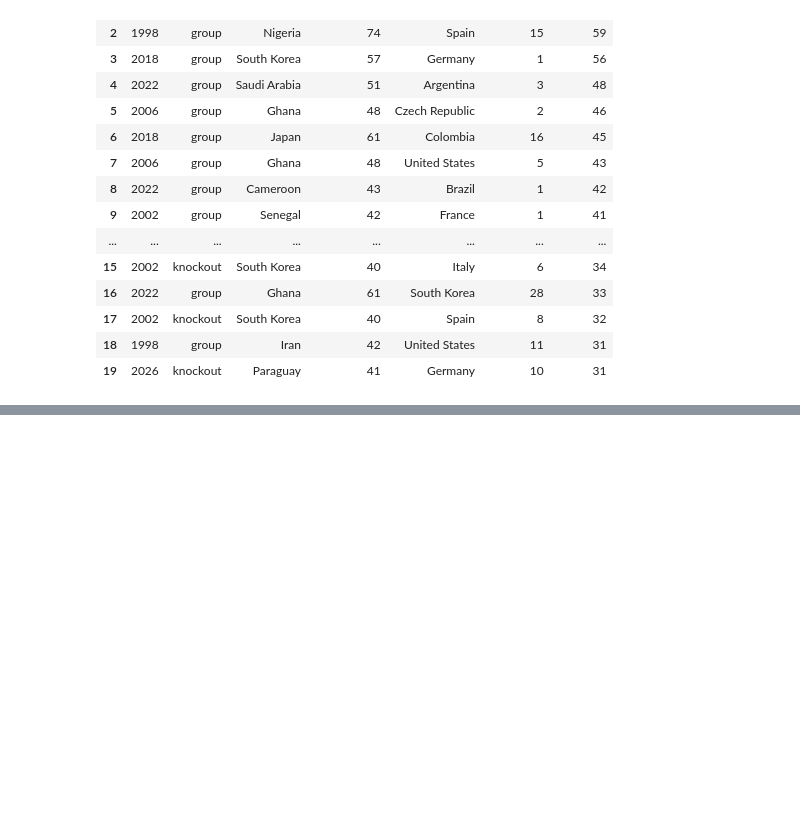
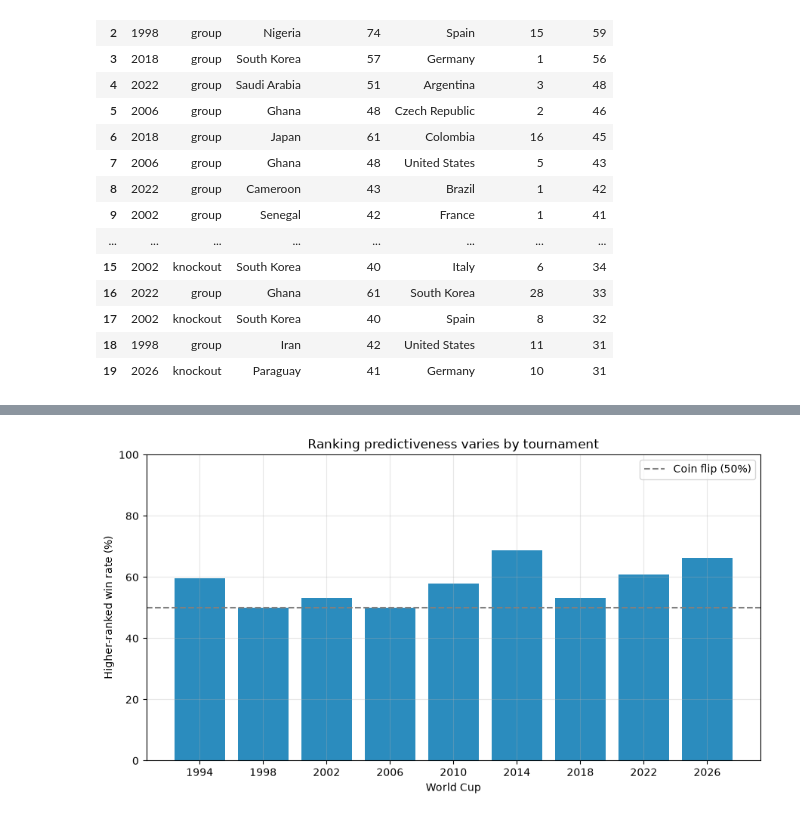
Before and after one commit to bniroula/fifa-analysis, a Jupyter notebook: notebooks/cleanup.ipynb, the cells around one changed output, grey strips where cells are left out. Drawn from its saved outputs; the diff is of its cells as text; code cells hidden in the pictures; blank space fills up the shorter version.

```diff
--- a/notebooks/cleanup.ipynb
+++ b/notebooks/cleanup.ipynb
@@ -454,0 +484,15 @@ Wrote wc_ranking_stats.xlsx with 10 sheets
+# %%
+# 2) Win rate by tournament.
+fig, ax = plt.subplots()
+ax.bar(by_tournament["Year"].astype(str), by_tournament["Higher-ranked win rate (%)"], color=BLUE)
+ax.axhline(50, color="gray", ls="--", label="Coin flip (50%)")
+ax.set_ylim(0, 100)
+ax.set_ylabel("Higher-ranked win rate (%)")
+ax.set_xlabel("World Cup")
+ax.set_title("Ranking predictiveness varies by tournament")
+ax.legend()
+fig.tight_layout()
+fig.savefig(FIG_DIR / "02_win_rate_by_tournament.png", dpi=150)
+plt.show()
+# %% [output]
+[figure, added]
```
Also changed, not shown: parts of 11 cells of this notebook, 1 other file.
